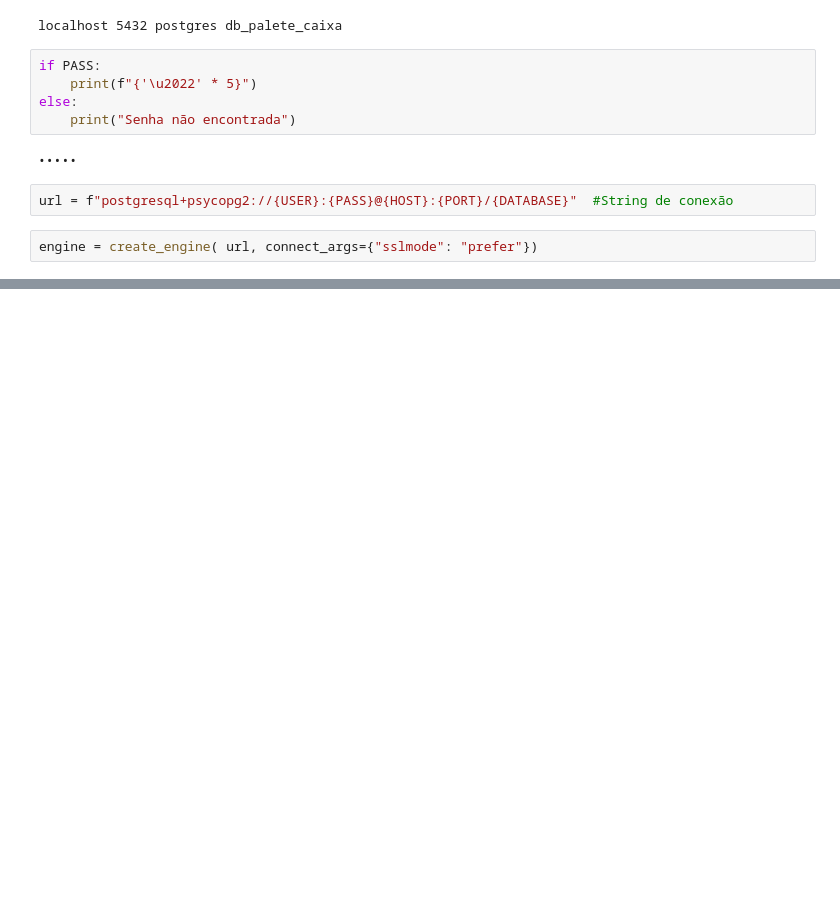
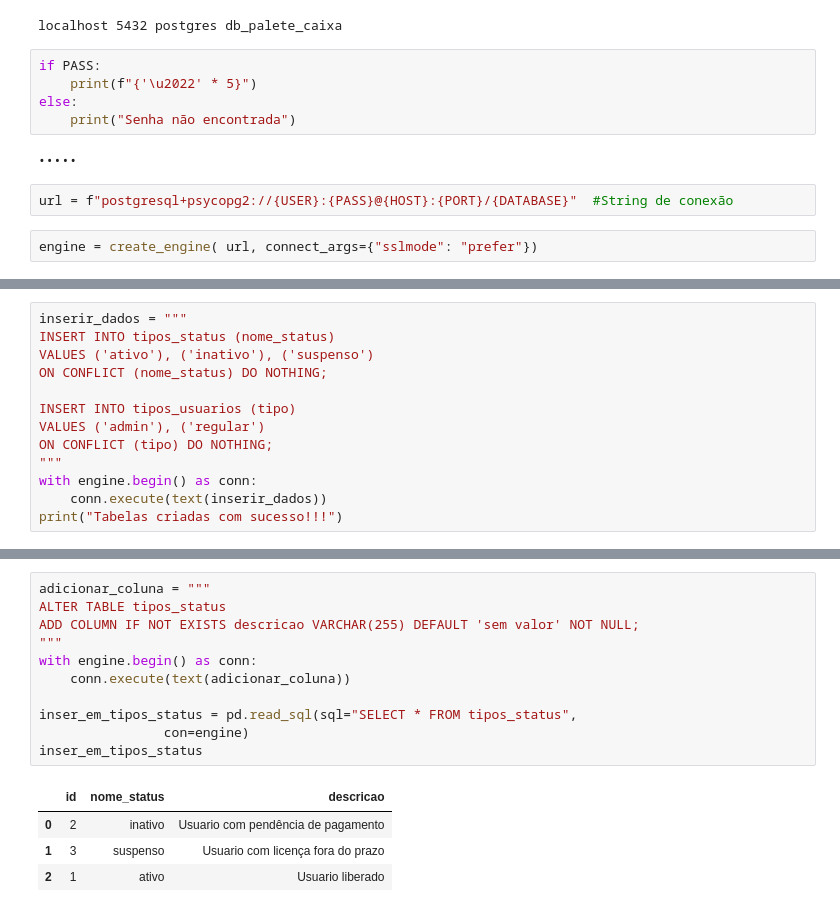
Before and after one commit to sae-fernando/palete_caixa, a Jupyter notebook: db_aula.ipynb, the cells around one changed output, grey strips where cells are left out. Saved outputs shown, nothing was run; the diff lists cells and outputs as text; blank space fills up the shorter version.

```diff
--- a/db_aula.ipynb
+++ b/db_aula.ipynb
@@ -41,0 +78,13 @@ df_tabelas
+# %%
+inserir_dados = """
+INSERT INTO tipos_status (nome_status)
+VALUES ('ativo'), ('inativo'), ('suspenso')
+ON CONFLICT (nome_status) DO NOTHING;
+
+INSERT INTO tipos_usuarios (tipo)
+VALUES ('admin'), ('regular')
+ON CONFLICT (tipo) DO NOTHING;
+"""
+with engine.begin() as conn:
+    conn.execute(text(inserir_dados))
+print("Tabelas criadas com sucesso!!!")
@@ -41,0 +127,16 @@ df_tabelas
+# %%
+adicionar_coluna = """
+ALTER TABLE tipos_status
+ADD COLUMN IF NOT EXISTS descricao VARCHAR(255) DEFAULT 'sem valor' NOT NULL;
+"""
+with engine.begin() as conn:
+    conn.execute(text(adicionar_coluna))
+
+inser_em_tipos_status = pd.read_sql(sql="SELECT * FROM tipos_status",
+                con=engine)
+inser_em_tipos_status
+# %% [output]
+|  | id | nome_status | descricao |
+| 0 | 2 | inativo | Usuario com pendência de pagamento |
+| 1 | 3 | suspenso | Usuario com licença fora do prazo |
+| 2 | 1 | ativo | Usuario liberado |
```
Also changed, not shown: parts of 25 cells of this notebook, 10 other files.
